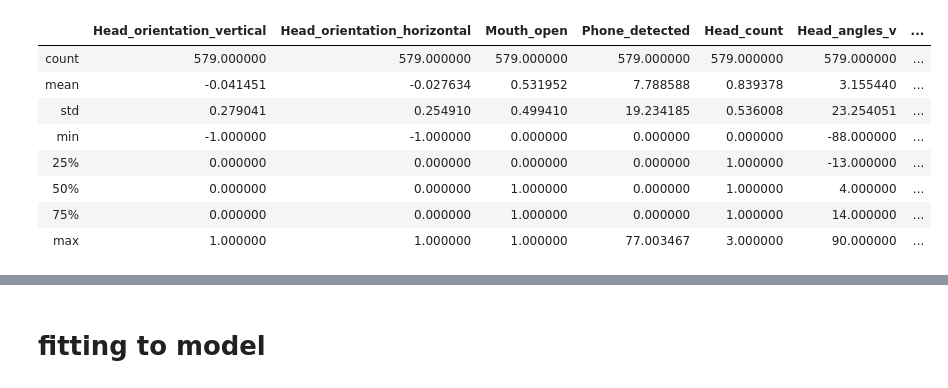
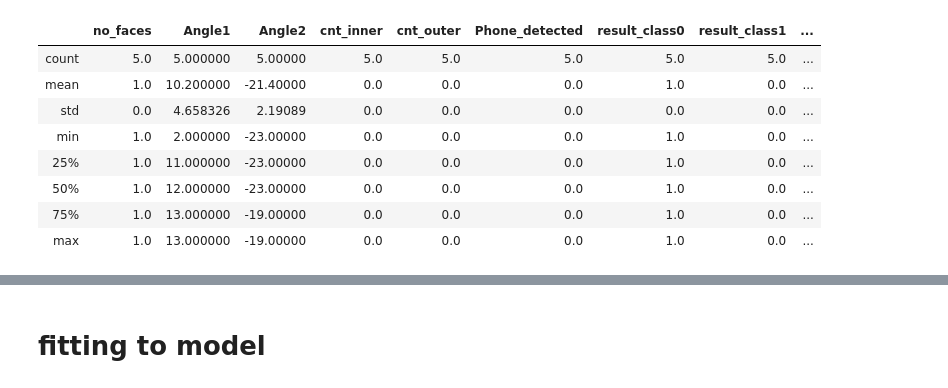
Before and after one commit to WebProctorated/WebProc, a Jupyter notebook: Cheat Detection.ipynb, the cells around one changed output, grey strips where cells are left out. Cells and saved outputs as stored; diff of their text form; code cells hidden in the pictures.

```diff
--- a/Cheat Detection.ipynb
+++ b/Cheat Detection.ipynb
@@ -6,0 +7,11 @@ ncheat_data = pd.read_csv('non-cheat.csv')
+# %%
+class0 = pd.read_csv('class0.csv').assign(result=[0]*class0.shape[0])
+class1 = pd.read_csv('class1.csv').assign(result=[1]*class1.shape[0])
+class2 = pd.read_csv('class2.csv').assign(result=[2]*class2.shape[0])
+class3 = pd.read_csv('class3.csv').assign(result=[3]*class3.shape[0])
+class4 = pd.read_csv('class4.csv').assign(result=[4]*class4.shape[0])
+class5 = pd.read_csv('class5.csv').assign(result=[5]*class5.shape[0])
+class6 = pd.read_csv('class6.csv').assign(result=[6]*class6.shape[0])
+class7 = pd.read_csv('class7.csv').assign(result=[7]*class7.shape[0])
+# %%
+df = pd.concat([class0,class1,class2,class3,class4,class5,class6,class7])
@@ -64,17 +77,17 @@ ncheat_data.loc[:,:ncheat_data.columns[3]] = ncheat_data.loc[:,:ncheat_data.colu
 cheat_data[cheat_data.columns[3]] = cheat_data[cheat_data.columns[3]].astype('float64')
 ncheat_data[ncheat_data.columns[3]] = ncheat_data[ncheat_data.columns[3]].astype('float64')
 # %%
-cheat_data.describe()
+df.describe()
 # %% [output]
-|  | Head_orientation_vertical | Head_orientation_horizontal | Mouth_open | Phone_detected | Head_count | Head_angles_v | ... |
-| count | 579.000000 | 579.000000 | 579.000000 | 579.000000 | 579.000000 | 579.000000 | ... |
-| mean | -0.041451 | -0.027634 | 0.531952 | 7.788588 | 0.839378 | 3.155440 | ... |
-| std | 0.279041 | 0.254910 | 0.499410 | 19.234185 | 0.536008 | 23.254051 | ... |
-| min | -1.000000 | -1.000000 | 0.000000 | 0.000000 | 0.000000 | -88.000000 | ... |
-| 25% | 0.000000 | 0.000000 | 0.000000 | 0.000000 | 1.000000 | -13.000000 | ... |
-| 50% | 0.000000 | 0.000000 | 1.000000 | 0.000000 | 1.000000 | 4.000000 | ... |
-| 75% | 0.000000 | 0.000000 | 1.000000 | 0.000000 | 1.000000 | 14.000000 | ... |
-| max | 1.000000 | 1.000000 | 1.000000 | 77.003467 | 3.000000 | 90.000000 | ... |
+|  | no_faces | Angle1 | Angle2 | cnt_inner | cnt_outer | Phone_detected | result_class0 | result_class1 | ... |
+| count | 5.0 | 5.000000 | 5.00000 | 5.0 | 5.0 | 5.0 | 5.0 | 5.0 | ... |
+| mean | 1.0 | 10.200000 | -21.40000 | 0.0 | 0.0 | 0.0 | 1.0 | 0.0 | ... |
+| std | 0.0 | 4.658326 | 2.19089 | 0.0 | 0.0 | 0.0 | 0.0 | 0.0 | ... |
+| min | 1.0 | 2.000000 | -23.00000 | 0.0 | 0.0 | 0.0 | 1.0 | 0.0 | ... |
+| 25% | 1.0 | 11.000000 | -23.00000 | 0.0 | 0.0 | 0.0 | 1.0 | 0.0 | ... |
+| 50% | 1.0 | 12.000000 | -23.00000 | 0.0 | 0.0 | 0.0 | 1.0 | 0.0 | ... |
+| 75% | 1.0 | 13.000000 | -19.00000 | 0.0 | 0.0 | 0.0 | 1.0 | 0.0 | ... |
+| max | 1.0 | 13.000000 | -19.00000 | 0.0 | 0.0 | 0.0 | 1.0 | 0.0 | ... |
 # %%
 ncheat_data.describe()
 # %% [output]
```
Also changed, not shown: parts of 67 cells of this notebook, 17 other files.
